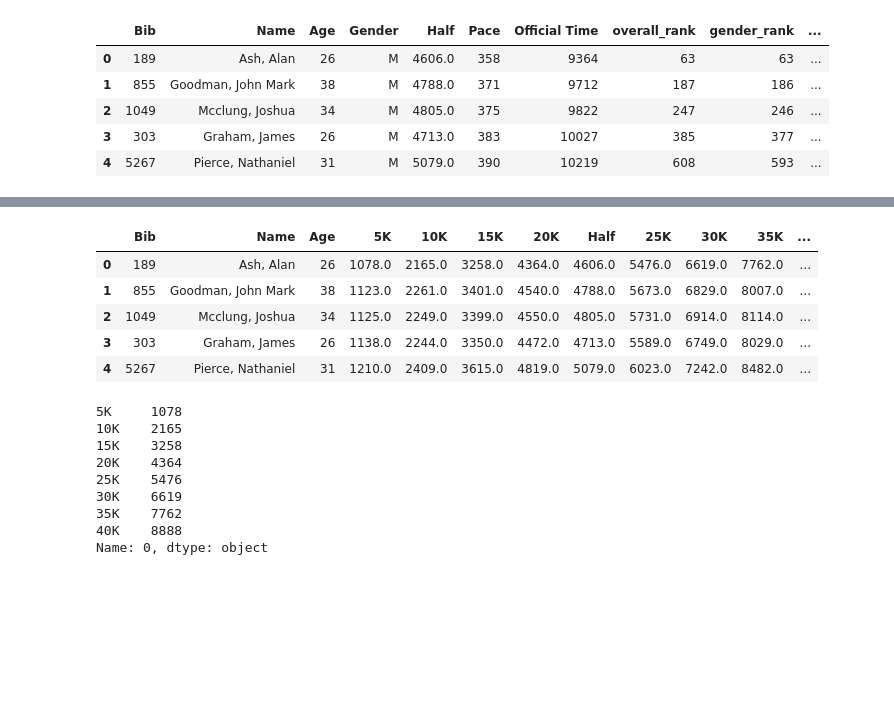
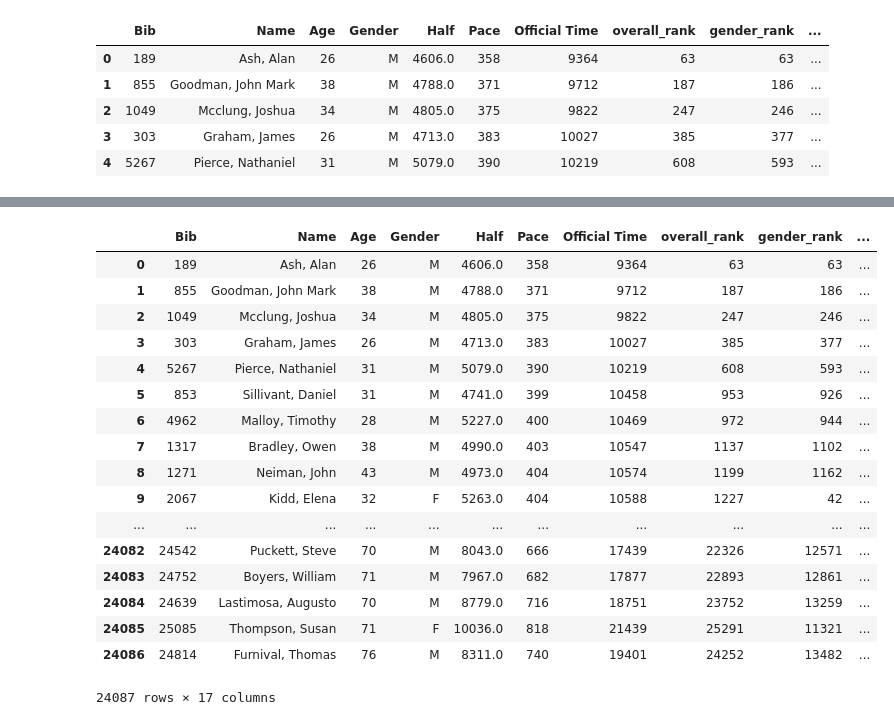
Before and after one commit to maicat11/Project_2-Marathon-Predictor, a Jupyter notebook: DataExploration.ipynb, the cells around one changed output, grey strips where cells are left out. Saved outputs shown, nothing was run; the diff lists cells and outputs as text; code cells hidden in the pictures; blank space fills up the shorter version.

Commit message:
add weather function to data_cleaner.py

```diff
--- a/DataExploration.ipynb
+++ b/DataExploration.ipynb
@@ -80,7 +109,7 @@ def clean_data(df):
 
     return df
 # %%
-df18 = clean_data(df18)
+df18 = clean_data(df18, 2018)
 df18.head()
 # %% [output]
 |  | Bib | Name | Age | Gender | Half | Pace | Official Time | overall_rank | gender_rank | ... |
@@ -110,29 +120,0 @@ best_fit_slope(x,y)
-# %%
-def race_slope(row):
-    nK_splits = ['5K', '10K', '15K', '20K', '25K', '30K', '35K', '40K']
-    x = np.array([5, 10, 15, 20, 25, 30, 35, 40])
-    y = np.array([row['5K']] + list(np.diff(row[nK_splits])))
-
-    return best_fit_slope(x,y)
-
-df18['progression_slope'] = df18.apply(race_slope, axis=1)
-df18.head()
-# %% [output]
-|  | Bib | Name | Age | 5K | 10K | 15K | 20K | Half | 25K | 30K | 35K | ... |
-| 0 | 189 | Ash, Alan | 26 | 1078.0 | 2165.0 | 3258.0 | 4364.0 | 4606.0 | 5476.0 | 6619.0 | 7762.0 | ... |
-| 1 | 855 | Goodman, John Mark | 38 | 1123.0 | 2261.0 | 3401.0 | 4540.0 | 4788.0 | 5673.0 | 6829.0 | 8007.0 | ... |
-| 2 | 1049 | Mcclung, Joshua | 34 | 1125.0 | 2249.0 | 3399.0 | 4550.0 | 4805.0 | 5731.0 | 6914.0 | 8114.0 | ... |
-| 3 | 303 | Graham, James | 26 | 1138.0 | 2244.0 | 3350.0 | 4472.0 | 4713.0 | 5589.0 | 6749.0 | 8029.0 | ... |
-| 4 | 5267 | Pierce, Nathaniel | 31 | 1210.0 | 2409.0 | 3615.0 | 4819.0 | 5079.0 | 6023.0 | 7242.0 | 8482.0 | ... |
-# %%
-df18.iloc[0][['5K', '10K', '15K', '20K', '25K', '30K', '35K', '40K']]
-# %% [output]
-5K     1078
-10K    2165
-15K    3258
-20K    4364
-25K    5476
-30K    6619
-35K    7762
-40K    8888
-Name: 0, dtype: object
@@ -138,0 +137,49 @@ Name: 0, dtype: object
+# %%
+def add_weather_data(df, year):
+    '''Add the weather data for the corresponding year.'''
+
+    median = df['Official Time'].median()/3600
+
+    pre_median_2015 = {'temp': 48, 'dew_point': 39, 'humidity': 0.71, 'wind': 17, 'gusts': 26}
+    post_median_2015 = {'temp': 44, 'dew_point': 41, 'humidity': 0.89,'wind': 16, 'gusts': 0}
+    pre_median_2016 = {'temp': 64, 'dew_point': 31, 'humidity': 0.29, 'wind': 14, 'gusts': 22}
+    post_median_2016 = {'temp': 53, 'dew_point': 37, 'humidity': 0.55, 'wind': 14, 'gusts': 0}
+    pre_median_2017 = {'temp': 74, 'dew_point': 40, 'humidity': 0.29, 'wind': 21, 'gusts': 29}
+    post_median_2017 = {'temp': 73, 'dew_point': 34, 'humidity': 0.24, 'wind': 22, 'gusts': 28}
+    pre_median_2018 = {'temp': 45, 'dew_point': 43, 'humidity': 0.93, 'wind': 14, 'gusts': 23}
+    post_median_2018 = {'temp': 44, 'dew_point': 44, 'humidity': 1.00, 'wind': 17, 'gusts': 0}
+
+    new_cols = ['temp', 'dew_point', 'humidity', 'wind', 'gusts']
+
+    for col in new_cols:
+        if year == 2015:
+            df[col] = [pre_median_2015[col] if x < median else post_median_2015[col] for x in df['Official Time']]
+        elif year == 2016:
+            df[col] = [pre_median_2016[col] if x < median else post_median_2016[col] for x in df['Official Time']]
+        elif year == 2017:
+            df[col] = [pre_median_2017[col] if x < median else post_median_2017[col] for x in df['Official Time']]
+        else:
+            df[col] = [pre_median_2018[col] if x < median else post_median_2018[col] for x in df['Official Time']]
+
+    return df
+# %%
+add_weather_data(df18, 2018)
+# %% [output]
+|  | Bib | Name | Age | Gender | Half | Pace | Official Time | overall_rank | gender_rank | ... |
+| 0 | 189 | Ash, Alan | 26 | M | 4606.0 | 358 | 9364 | 63 | 63 | ... |
+| 1 | 855 | Goodman, John Mark | 38 | M | 4788.0 | 371 | 9712 | 187 | 186 | ... |
+| 2 | 1049 | Mcclung, Joshua | 34 | M | 4805.0 | 375 | 9822 | 247 | 246 | ... |
+| 3 | 303 | Graham, James | 26 | M | 4713.0 | 383 | 10027 | 385 | 377 | ... |
+| 4 | 5267 | Pierce, Nathaniel | 31 | M | 5079.0 | 390 | 10219 | 608 | 593 | ... |
+| 5 | 853 | Sillivant, Daniel | 31 | M | 4741.0 | 399 | 10458 | 953 | 926 | ... |
+| 6 | 4962 | Malloy, Timothy | 28 | M | 5227.0 | 400 | 10469 | 972 | 944 | ... |
+| 7 | 1317 | Bradley, Owen | 38 | M | 4990.0 | 403 | 10547 | 1137 | 1102 | ... |
+| 8 | 1271 | Neiman, John | 43 | M | 4973.0 | 404 | 10574 | 1199 | 1162 | ... |
+| 9 | 2067 | Kidd, Elena | 32 | F | 5263.0 | 404 | 10588 | 1227 | 42 | ... |
+| ... | ... | ... | ... | ... | ... | ... | ... | ... | ... | ... |
+| 24082 | 24542 | Puckett, Steve | 70 | M | 8043.0 | 666 | 17439 | 22326 | 12571 | ... |
+| 24083 | 24752 | Boyers, William | 71 | M | 7967.0 | 682 | 17877 | 22893 | 12861 | ... |
+| 24084 | 24639 | Lastimosa, Augusto | 70 | M | 8779.0 | 716 | 18751 | 23752 | 13259 | ... |
+| 24085 | 25085 | Thompson, Susan | 71 | F | 10036.0 | 818 | 21439 | 25291 | 11321 | ... |
+| 24086 | 24814 | Furnival, Thomas | 76 | M | 8311.0 | 740 | 19401 | 24252 | 13482 | ... |
+24087 rows × 17 columns
```
Also changed, not shown: parts of 4 cells of this notebook, 1 other file.
